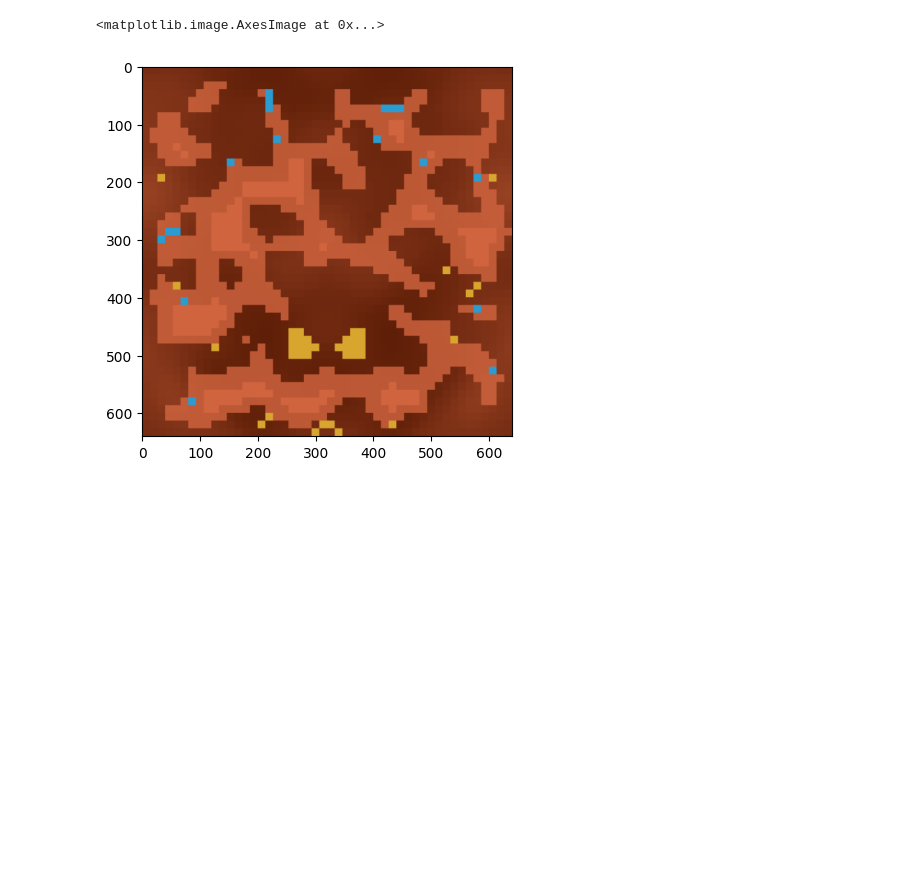
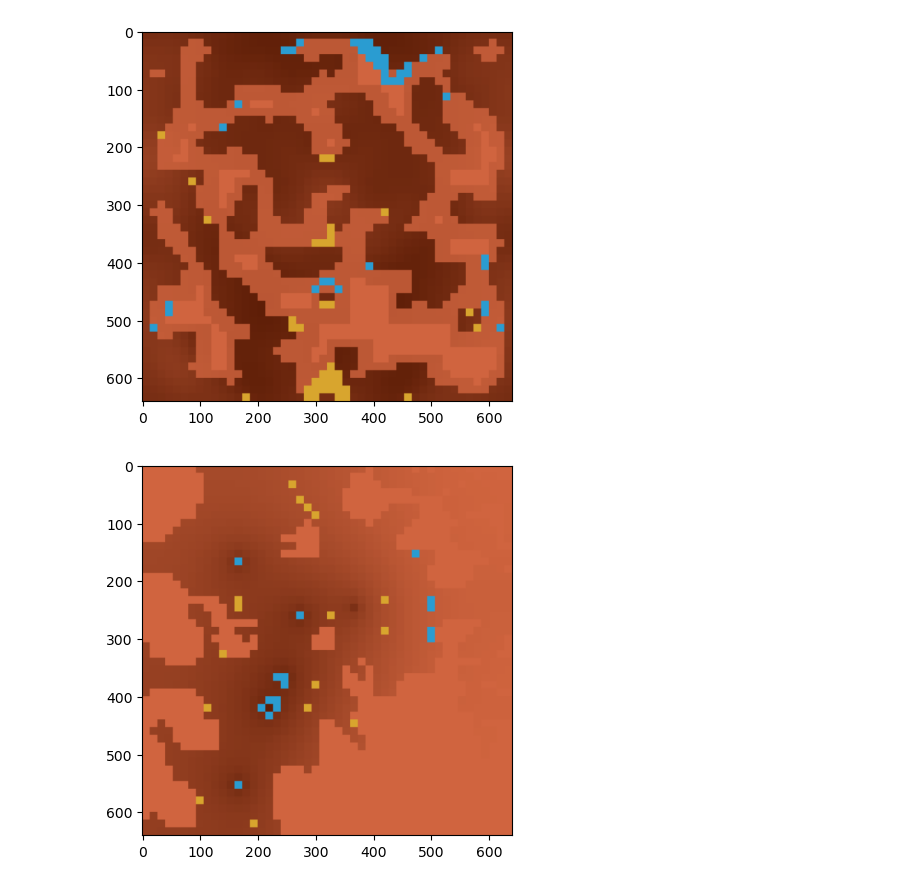
Before and after one commit to AugmentedDesignLab/lux-ai-challenge, a Jupyter notebook: map-stats.ipynb, the cells around one changed output. Saved outputs shown, nothing was run; the diff lists cells and outputs as text; code cells hidden in the pictures; blank space fills up the shorter version.

```diff
--- a/map-stats.ipynb
+++ b/map-stats.ipynb
@@ -20,14 +23,14 @@ obs = env.reset(seed=41) # resets an environment with a seed
 # visualize the environment so far with rgb_array to get a quick look at the map
 # dark orange - high rubble, light orange - low rubble
 # blue = ice, yellow = ore
-img = env.render("rgb_array", width=640, height=640)
-plt.imshow(img)
+# img = env.render("rgb_array", width=640, height=640)
+# plt.imshow(img)
-# %% [output]
-<matplotlib.image.AxesImage at 0x...>
-[figure, removed]
 # %%
-# for seed in range(41, 45):
-#     obs = env.reset(seed=seed) # resets an environment with a seed
-#     img = env.render("rgb_array", width=640, height=640)
-#     plt.figure()
-#     plt.imshow(img)
+for seed in range(1, 10):
+    obs = env.reset(seed=seed) # resets an environment with a seed
+    img = env.render("rgb_array", width=640, height=640)
+    plt.figure()
+    plt.imshow(img)
+# %% [output]
+[figure, added]
+[figure, added]
```
Also changed, not shown: parts of 9 cells of this notebook, 4 other files.
